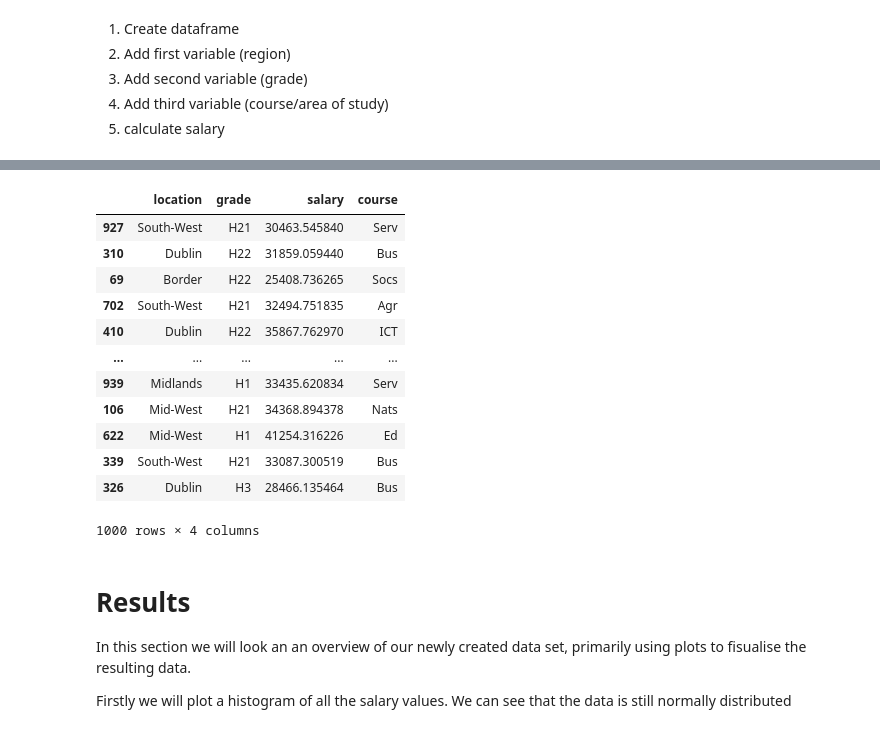
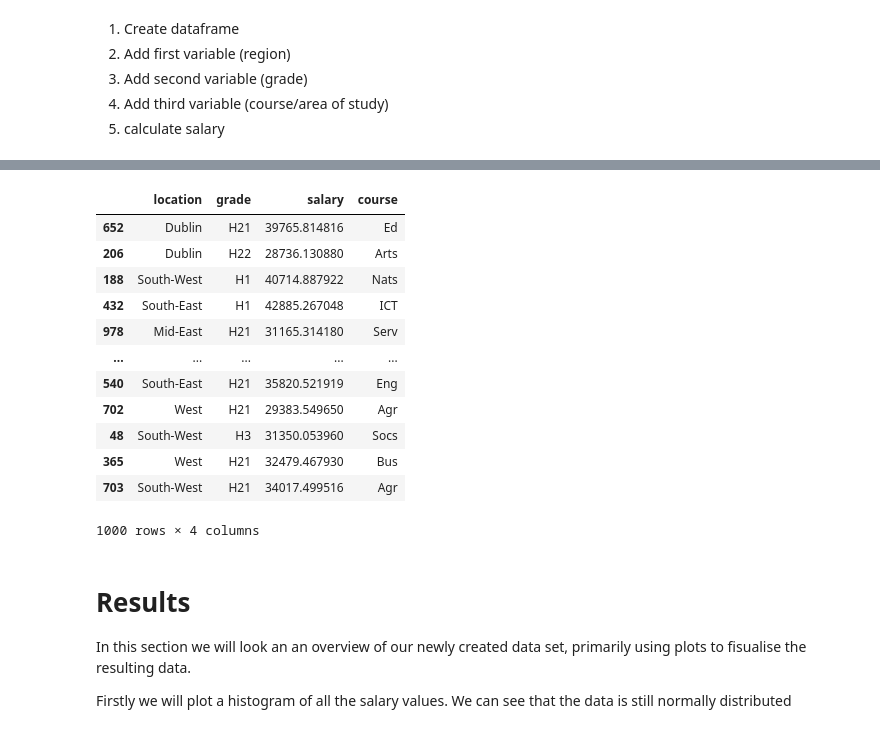
Before and after one commit to PeeBs68/prog_da_project1, a Jupyter notebook: project1.ipynb, the cells around one changed output, grey strips where cells are left out. Saved outputs shown, nothing was run; the diff lists cells and outputs as text; code cells hidden in the pictures.

```diff
--- a/project1.ipynb
+++ b/project1.ipynb
@@ -301,13 +301,14 @@ for course in course_list:
         df_socs = pd.DataFrame()
         df_socs['location'] = np.random.choice(['Dublin', 'South-West', 'Mid-West','Mid-East', 'Midlands', 'South-East', 'West', 'Border'], 100, p=[0.40, 0.16, 0.10, 0.08, 0.04, 0.07, 0.10, 0.05])
         df_socs['grade'] = np.random.choice(['H1', 'H21', 'H22','H3'], 100, p=[0.17, 0.50, 0.27, 0.06])
-        rand_sal_socs = [random.randint(33353, 34021) for i in range(100)]
+        #rand_sal_socs = [random.randint(33353, 34021) for i in range(100)]
+        rand_sal_socs = [random.randint(27951, 39635) for i in range(100)]
         df_socs['salary'] = rand_sal_socs
         df_socs['course'] = course
 
 final_df = pd.concat([df_socs, df_nats, df_arts, df_bus, df_ict, df_eng, df_ed, df_agr, df_hw, df_serv], ignore_index=True)
 
-final_df = final_df.sample(frac = 1)
+final_df = final_df.sample(frac = 1) # mix up the data to give a better snapshot
 
 final_df
 # %% [output]
@@ -329,74 +330,75 @@ final_df
 h1_rate = 1.03
 h21_rate = 0.91
 h22_rate = 0.85
 h3_rate = 0.76
 
 final_df['salary'] = (final_df['salary'] * h1_rate).where(final_df['grade'] == 'H1', final_df['salary'] * 1)
 final_df['salary'] = (final_df['salary'] * h21_rate).where(final_df['grade'] == 'H21', final_df['salary'] * 1)
 final_df['salary'] = (final_df['salary'] * h22_rate).where(final_df['grade'] == 'H22', final_df['salary'] * 1)
 final_df['salary'] = (final_df['salary'] * h3_rate).where(final_df['grade'] == 'H3', final_df['salary'] * 1)
 
 
 # Apply Location rates
-dublin_rate = 1.0322
-sw_rate = 0.9987
-mw_rate = 0.9882
-me_rate = 0.983
-m_rate = 0.9814
-se_rate = 0.9957
-w_rate = 0.9421
-b_rate = 0.8899
+dublin_rate = 1.0768
+sw_rate = 1.0418
+mw_rate = 1.0309
+me_rate = 1.0255
+m_rate = 1.0238
+se_rate = 1.0179
+w_rate = 0.9810
+b_rate = 0.9283
 
 final_df['salary'] = (final_df['salary'] * dublin_rate).where(final_df['location'] == 'Dublin', final_df['salary'] * 1)
 final_df['salary'] = (final_df['salary'] * sw_rate).where(final_df['location'] == 'South-West', final_df['salary'] * 1)
 final_df['salary'] = (final_df['salary'] * mw_rate).where(final_df['location'] == 'Mid-West', final_df['salary'] * 1)
 final_df['salary'] = (final_df['salary'] * me_rate).where(final_df['location'] == 'Mid-East', final_df['salary'] * 1)
 final_df['salary'] = (final_df['salary'] * m_rate).where(final_df['location'] == 'Midlands', final_df['salary'] * 1)
 final_df['salary'] = (final_df['salary'] * se_rate).where(final_df['location'] == 'South-East', final_df['salary'] * 1)
 final_df['salary'] = (final_df['salary'] * w_rate).where(final_df['location'] == 'West', final_df['salary'] * 1)
 final_df['salary'] = (final_df['salary'] * b_rate).where(final_df['location'] == 'Border', final_df['salary'] * 1)
 
+
 '''
 # Apply area_of_study rates
-bus_rate = 1.0322
-hw_rate = 0.9917
-eng_rate = 1.1008
-arts_rate = 0.7533
-ns_rate = 1.047
-ed_rate = 1.0946
-socs_rate = 0.9169
-ict_rate = 1.1471
-serv_rate = 0.9112
-agr_rate = 0.8679
+bus_rate = 1.0245
+hw_rate = 1.0345
+eng_rate = 1.148
+arts_rate = 0.7858
+ns_rate = 1.0856
+ed_rate = 1.1419
+socs_rate = 0.9565
+ict_rate = 1.1966
+serv_rate = 0.9596
+agr_rate = 0.9054
 
 
-df['salary'] = (df['salary'] * bus_rate).where(df['course'] == 'Bus', df['salary'] * 1)
-df['salary'] = (df['salary'] * hw_rate).where(df['course'] == 'HW', df['salary'] * 1)
-df['salary'] = (df['salary'] * eng_rate).where(df['course'] == 'Eng', df['salary'] * 1)
-df['salary'] = (df['salary'] * arts_rate).where(df['course'] == 'Arts', df['salary'] * 1)
-df['salary'] = (df['salary'] * ns_rate).where(df['course'] == 'Nats', df['salary'] * 1)
-df['salary'] = (df['salary'] * ed_rate).where(df['course'] == 'Ed', df['salary'] * 1)
-df['salary'] = (df['salary'] * socs_rate).where(df['course'] == 'Socs', df['salary'] * 1)
-df['salary'] = (df['salary'] * ict_rate).where(df['course'] == 'ICT', df['salary'] * 1)
-df['salary'] = (df['salary'] * serv_rate).where(df['course'] == 'Serv', df['salary'] * 1)
-df['salary'] = (df['salary'] * agr_rate).where(df['course'] == 'Agr', df['salary'] * 1)
+final_df['salary'] = (final_df['salary'] * bus_rate).where(final_df['course'] == 'Bus', final_df['salary'] * 1)
+final_df['salary'] = (final_df['salary'] * hw_rate).where(final_df['course'] == 'HW', final_df['salary'] * 1)
+final_df['salary'] = (final_df['salary'] * eng_rate).where(final_df['course'] == 'Eng', final_df['salary'] * 1)
+final_df['salary'] = (final_df['salary'] * arts_rate).where(final_df['course'] == 'Arts', final_df['salary'] * 1)
+final_df['salary'] = (final_df['salary'] * ns_rate).where(final_df['course'] == 'Nats', final_df['salary'] * 1)
+final_df['salary'] = (final_df['salary'] * ed_rate).where(final_df['course'] == 'Ed', final_df['salary'] * 1)
+final_df['salary'] = (final_df['salary'] * socs_rate).where(final_df['course'] == 'Socs', final_df['salary'] * 1)
+final_df['salary'] = (final_df['salary'] * ict_rate).where(final_df['course'] == 'ICT', final_df['salary'] * 1)
+final_df['salary'] = (final_df['salary'] * serv_rate).where(final_df['course'] == 'Serv', final_df['salary'] * 1)
+final_df['salary'] = (final_df['salary'] * agr_rate).where(final_df['course'] == 'Agr', final_df['salary'] * 1)
 
-#df = df.round({'salary': 0})
-'''
+#final_df = final_df.round({'salary': 0})'''
+
 final_df
 # %% [output]
 |  | location | grade | salary | course |
-| 927 | South-West | H21 | 30463.545840 | Serv |
-| 310 | Dublin | H22 | 31859.059440 | Bus |
-| 69 | Border | H22 | 25408.736265 | Socs |
-| 702 | South-West | H21 | 32494.751835 | Agr |
-| 410 | Dublin | H22 | 35867.762970 | ICT |
+| 652 | Dublin | H21 | 39765.814816 | Ed |
+| 206 | Dublin | H22 | 28736.130880 | Arts |
+| 188 | South-West | H1 | 40714.887922 | Nats |
+| 432 | South-East | H1 | 42885.267048 | ICT |
+| 978 | Mid-East | H21 | 31165.314180 | Serv |
 | ... | ... | ... | ... | ... |
-| 939 | Midlands | H1 | 33435.620834 | Serv |
-| 106 | Mid-West | H21 | 34368.894378 | Nats |
-| 622 | Mid-West | H1 | 41254.316226 | Ed |
-| 339 | South-West | H21 | 33087.300519 | Bus |
-| 326 | Dublin | H3 | 28466.135464 | Bus |
+| 540 | South-East | H21 | 35820.521919 | Eng |
+| 702 | West | H21 | 29383.549650 | Agr |
+| 48 | South-West | H3 | 31350.053960 | Socs |
+| 365 | West | H21 | 32479.467930 | Bus |
+| 703 | South-West | H21 | 34017.499516 | Agr |
 1000 rows × 4 columns
 # %% [markdown]
 # Results
```
Also changed, not shown: parts of 8 cells of this notebook.
